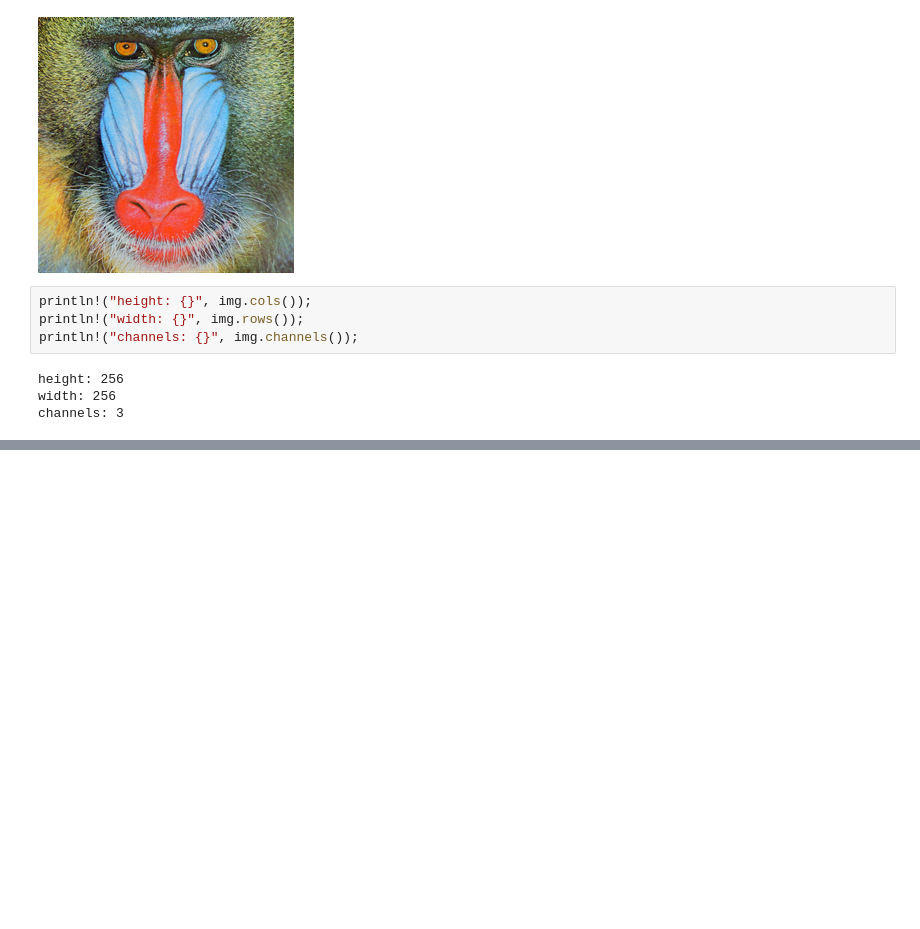
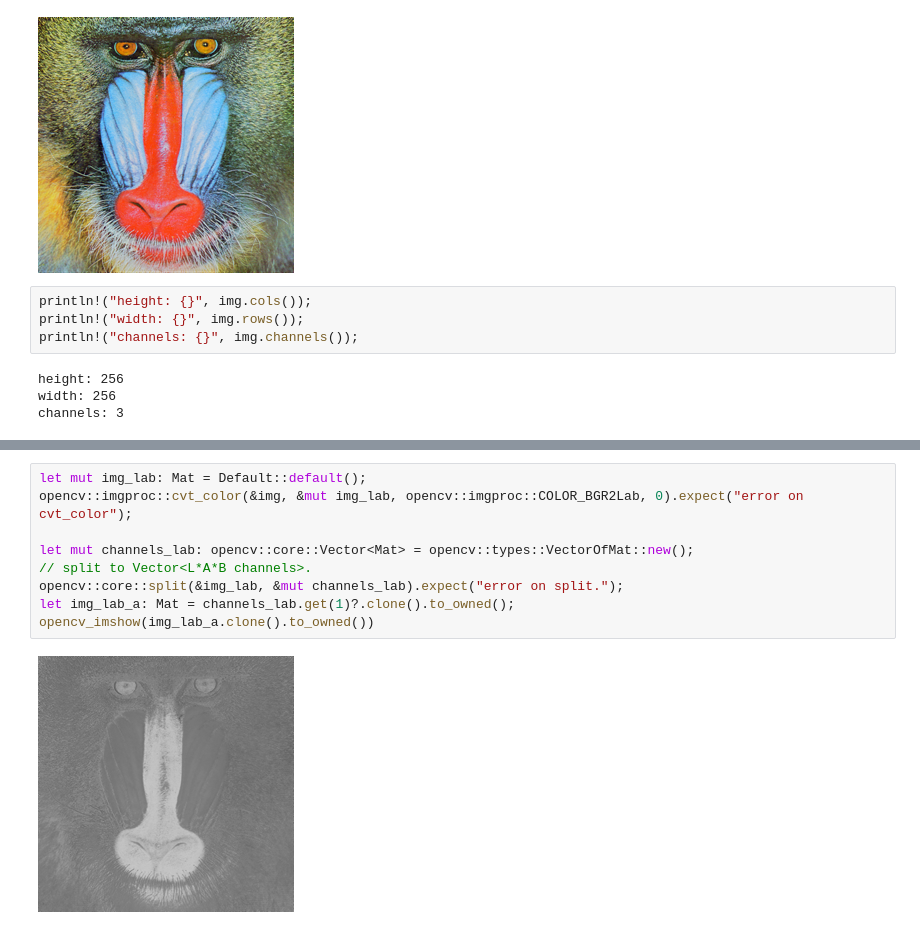
Before and after one commit to noxowl/KU15627-Computer-Vision, a Jupyter notebook: 01_basic_image_processing.ipynb, the cells around one changed output, grey strips where cells are left out. Drawn from its saved outputs; the diff is of its cells as text; blank space fills up the shorter version.

```diff
--- a/01_basic_image_processing.ipynb
+++ b/01_basic_image_processing.ipynb
@@ -87,0 +198,11 @@ opencv_imshow(out.clone().to_owned())
+# %%
+let mut img_lab: Mat = Default::default();
+opencv::imgproc::cvt_color(&img, &mut img_lab, opencv::imgproc::COLOR_BGR2Lab, 0).expect("error on cvt_color");
+
+let mut channels_lab: opencv::core::Vector<Mat> = opencv::types::VectorOfMat::new();
+// split to Vector<L*A*B channels>.
+opencv::core::split(&img_lab, &mut channels_lab).expect("error on split.");
+let img_lab_a: Mat = channels_lab.get(1)?.clone().to_owned();
+opencv_imshow(img_lab_a.clone().to_owned())
+# %% [output]
+[figure, added]
```
Also changed, not shown: parts of 18 cells of this notebook.
